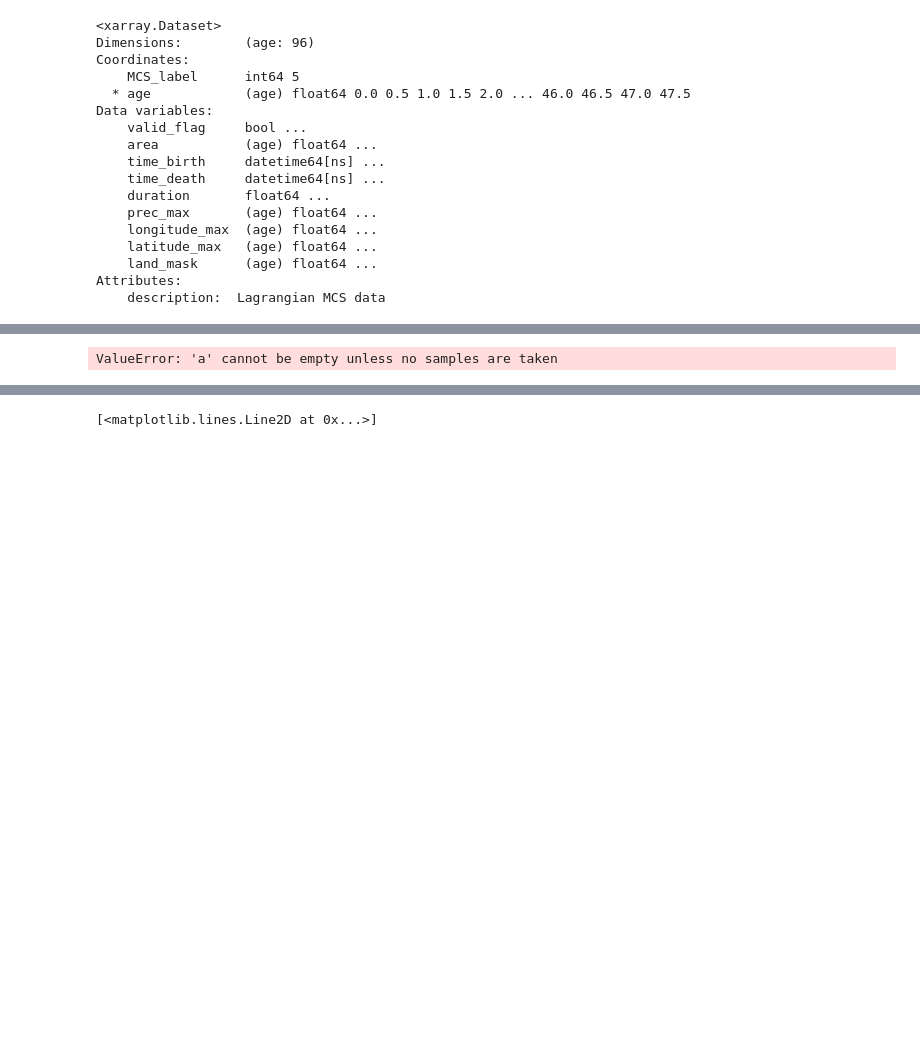
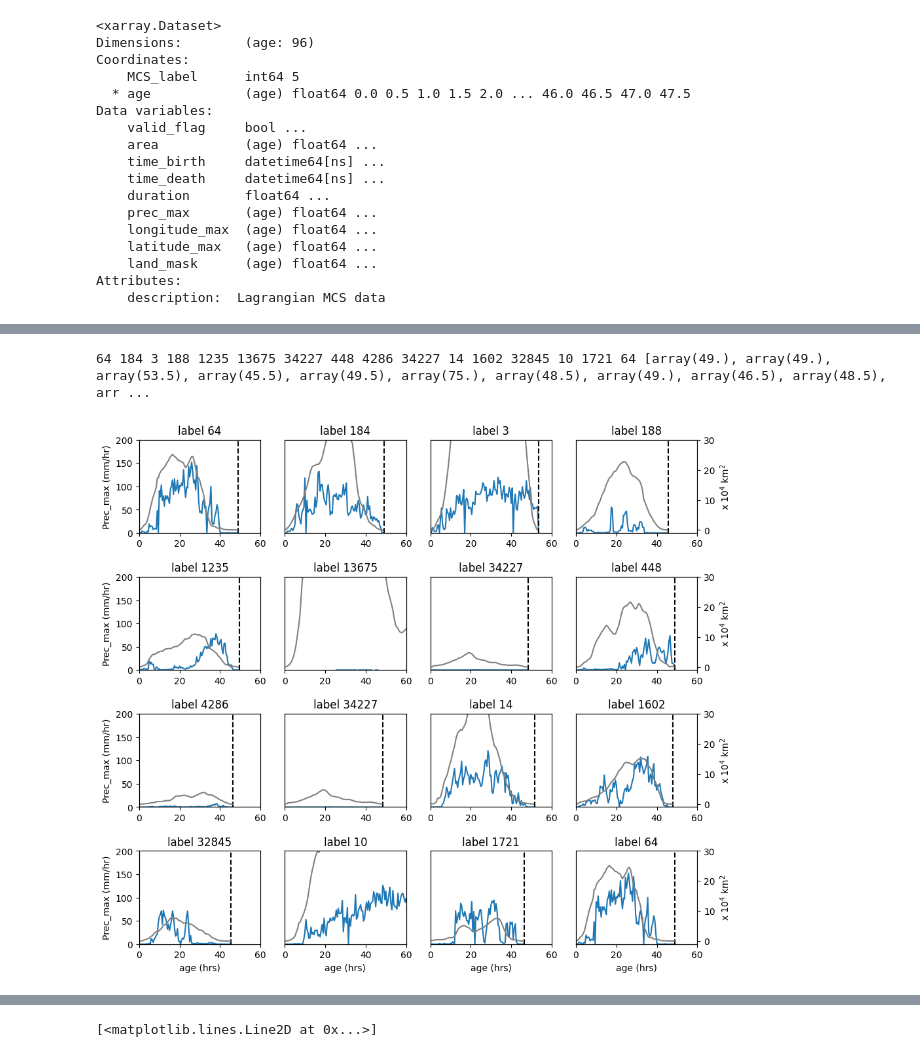
Before and after one commit to bfildier/explore-multiscale-extremes, a Jupyter notebook: scripts/explore_lifecycle_mapping_lagrangian.ipynb, the cells around one changed output, grey strips where cells are left out. Cells and saved outputs as stored; diff of their text form; code cells hidden in the pictures; blank space fills up the shorter version.

```diff
--- a/scripts/explore_lifecycle_mapping_lagrangian.ipynb
+++ b/scripts/explore_lifecycle_mapping_lagrangian.ipynb
@@ -1670,38 +1684,56 @@ array([], dtype=int64)
 # %%
 # A few examples of precipitation evolution along individual lifecycles
 
+mm30mn_to_mmh = 2
+
 labels_rand = np.random.choice(labels_valid_prec.values,16)
+
+# to store durations
+d_all = []
 
 # label = labels_valid_prec[0].values
 
 fig,axs = plt.subplots(4,4,figsize=(11,10))
 
 for label,i_ax in zip(labels_rand,range(16)):
 
     print(label,end=' ')
 
     x = lcm_data.sel(MCS_label=label).age
-    y = lcm_data.sel(MCS_label=label).prec_max
-    d = lcm_data.sel(MCS_label=label).duration
-    a = lcm_data.sel(MCS_label=label).area
+    y = lcm_data.sel(MCS_label=label).prec_max*mm30mn_to_mmh
+    d = lcm_data.sel(MCS_label=label).duration.values
+    d_all.append(d)
+    a = lcm_data.sel(MCS_label=label).area / 1e4
 
     ax = axs.flatten()[i_ax]
 
     # prec_max
     ax.plot(x,y)
     # duration
     ax.axvline(x=d,c='k',linestyle='--')
     # anvil area
     ax_a = ax.twinx()
     ax_a.plot(x,a,c='grey')
-    ax_a.set_ylim(-100,1e4)
 
+    #-- layout
     if i_ax > 11:
         ax.set_xlabel('age (hrs)')
     if i_ax%4 == 0:
-        ax.set_ylabel('Prec_max (mm/day)')
+        ax.set_ylabel('Prec_max (mm/hr)')
     if i_ax%4 != 3:
-        ax_a.set_visible(False)
+        ax_a.get_yaxis().set_visible(False)
+    else:
+        ax_a.set_ylabel(r'anvil area (x $10^4$ km$^2$)')
+    if i_ax%4 != 0:
+        ax.get_yaxis().set_visible(False)
     ax.set_title('label %d'%label)
+    ax.set_xlim((0,80))
+    ax.set_ylim((0,200))
+    ax_a.set_ylim(-1,30)
+
+plt.subplots_adjust(hspace=0.47)
+
+print(d_all)
 # %% [output]
-ValueError: 'a' cannot be empty unless no samples are taken
+64 184 3 188 1235 13675 34227 448 4286 34227 14 1602 32845 10 1721 64 [array(49.), array(49.), array(53.5), array(45.5), array(49.5), array(75.), array(48.5), array(49.), array(46.5), array(48.5), arr ...
+[figure, added]
```
Also changed, not shown: parts of 20 cells of this notebook, 7 other files.
